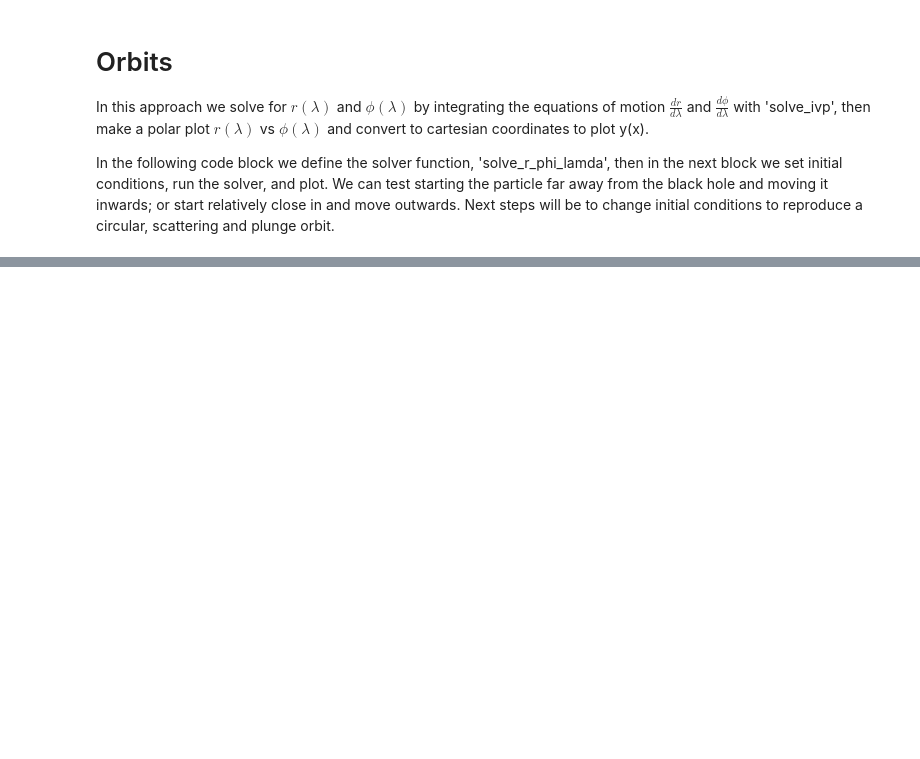
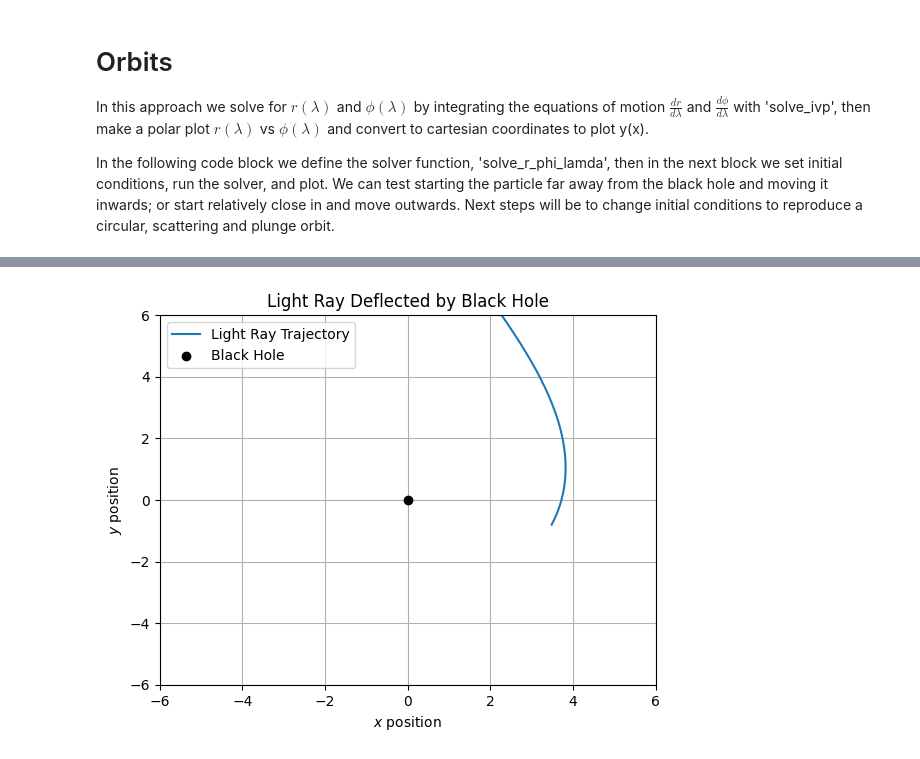
Before and after one commit to AdamSmithOrlik/quantum-black-holes, a Jupyter notebook: sue/research-2.ipynb, the cells around one changed output, grey strips where cells are left out. Cells and saved outputs as stored; diff of their text form; code cells hidden in the pictures; blank space fills up the shorter version.

```diff
--- a/sue/research-2.ipynb
+++ b/sue/research-2.ipynb
@@ -437,3 +458,44 @@ Initial dr/dlambda: 1.02908522743141
+# %%
+# block 8B - light ray orbits
+# orbits starting at infinity
+
+# initial conditions
+r_init4 = 5 * rs1
+phi_init4 = 0.5 * np.pi
+
+# Adjust angular momentum for a scattering trajectory
+L_scattering = np.sqrt(27) * E1 * M1 + 0.05  # > sqrt(27) * E1 * M1 ensures scattering
+params4 = [E1, L_scattering, M1, Q_b0, Q_c0]
+
+lamda_range4 = [0, -10]
+
+# Solve for the trajectory
+sol_y4 = solve_r_phi_lamda(params4, lamda_range4, r_init4, phi_init4, epsilon=0)
+
+if not sol_y4.success:
+    print("Integration failed:", sol_y4.message)
+
+# extract radial and angular positions
+r_vals4 = sol_y4.y[1]
+phi_vals4 = sol_y4.y[2]
+lamda_vals4 = sol_y4.t
+
+# cartesian coordinates
+x4 = r_vals4 * np.cos(phi_vals4)
+y4 = r_vals4 * np.sin(phi_vals4)
+
+plt.plot(x4, y4, label='Light Ray Trajectory')
+plt.scatter([0], [0], color='black', label='Black Hole', zorder=5)
+plt.xlim(-6, 6)
+plt.ylim(-6, 6)
+plt.xlabel(r'$x$ position')
+plt.ylabel(r'$y$ position')
+plt.title('Light Ray Deflected by Black Hole')
+plt.legend()
+plt.grid(True)
+plt.show()
+# %% [output]
+[figure, added]
 # %% [markdown]
 # Orbits - method 2
 
```
Also changed, not shown: parts of 8 cells of this notebook, 1 other file.
